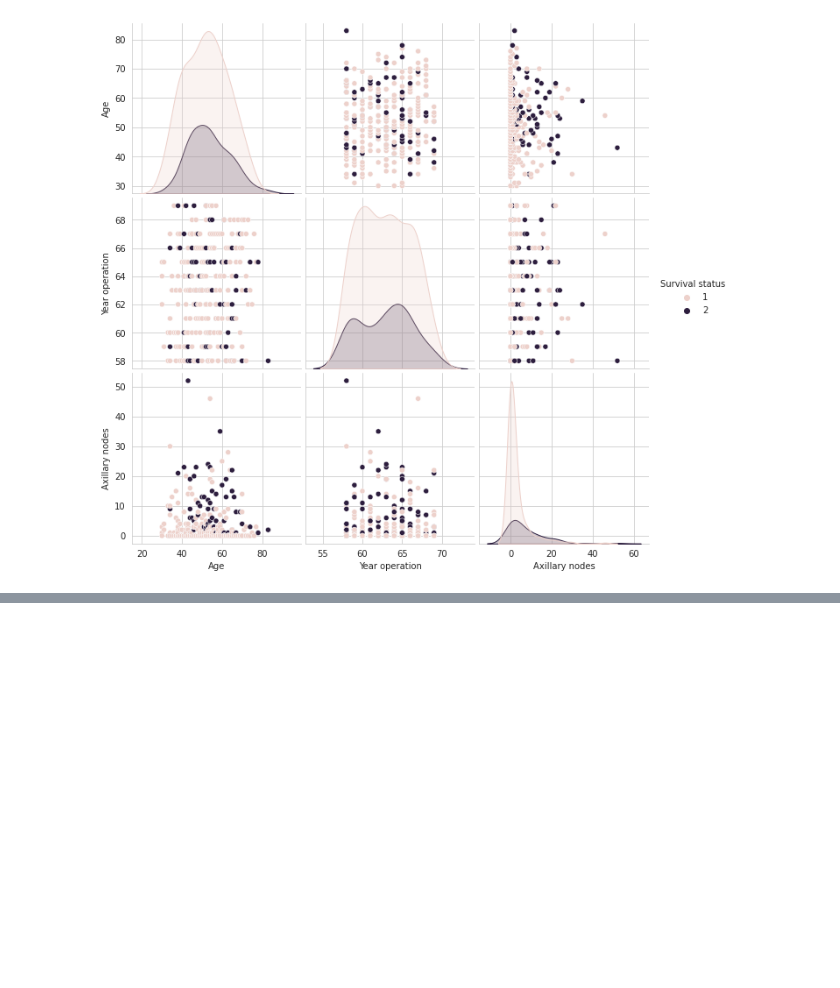
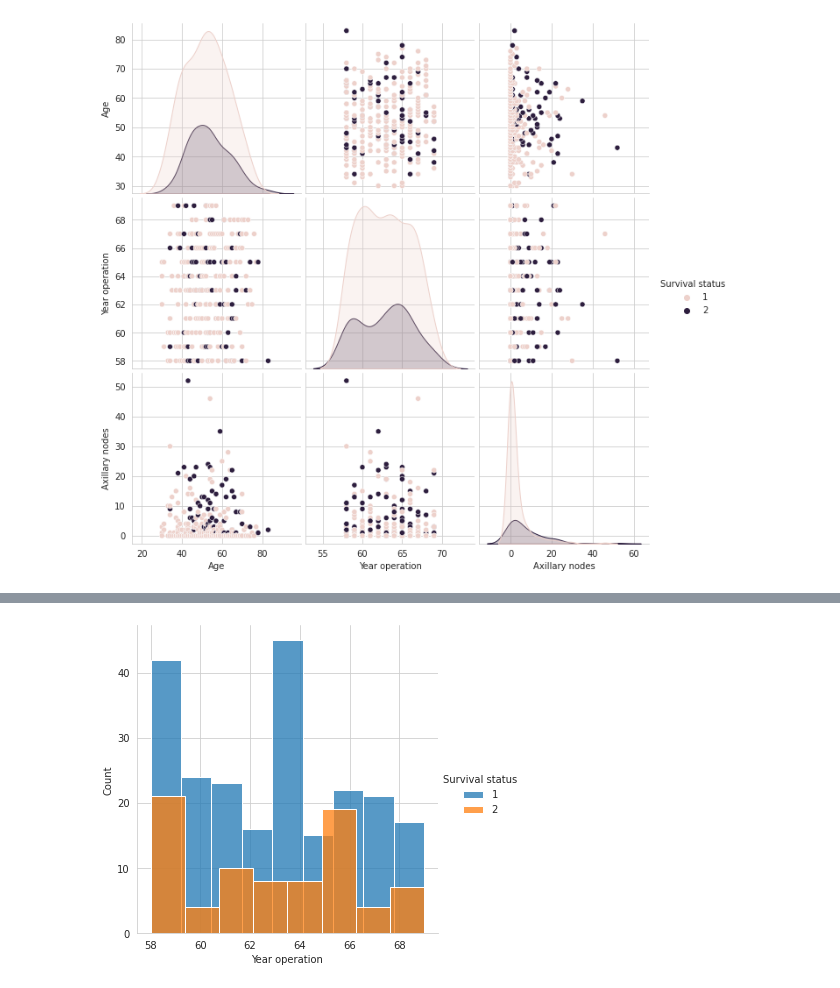
Before and after one commit to chaidosa/Devops_-_Python, a Jupyter notebook: Analysis/haberman_analysis.ipynb, the cells around one changed output, grey strips where cells are left out. Cells and saved outputs as stored; diff of their text form; code cells hidden in the pictures; blank space fills up the shorter version.

```diff
--- a/Analysis/haberman_analysis.ipynb
+++ b/Analysis/haberman_analysis.ipynb
@@ -78,0 +100,6 @@ plt.show()
+# %%
+sns.FacetGrid(df, hue  = 'Survival status', height = 5) \
+.map(sns.histplot, 'Year operation').add_legend()
+plt.show()
+# %% [output]
+[figure, added]
```
Also changed, not shown: parts of 19 cells of this notebook.
